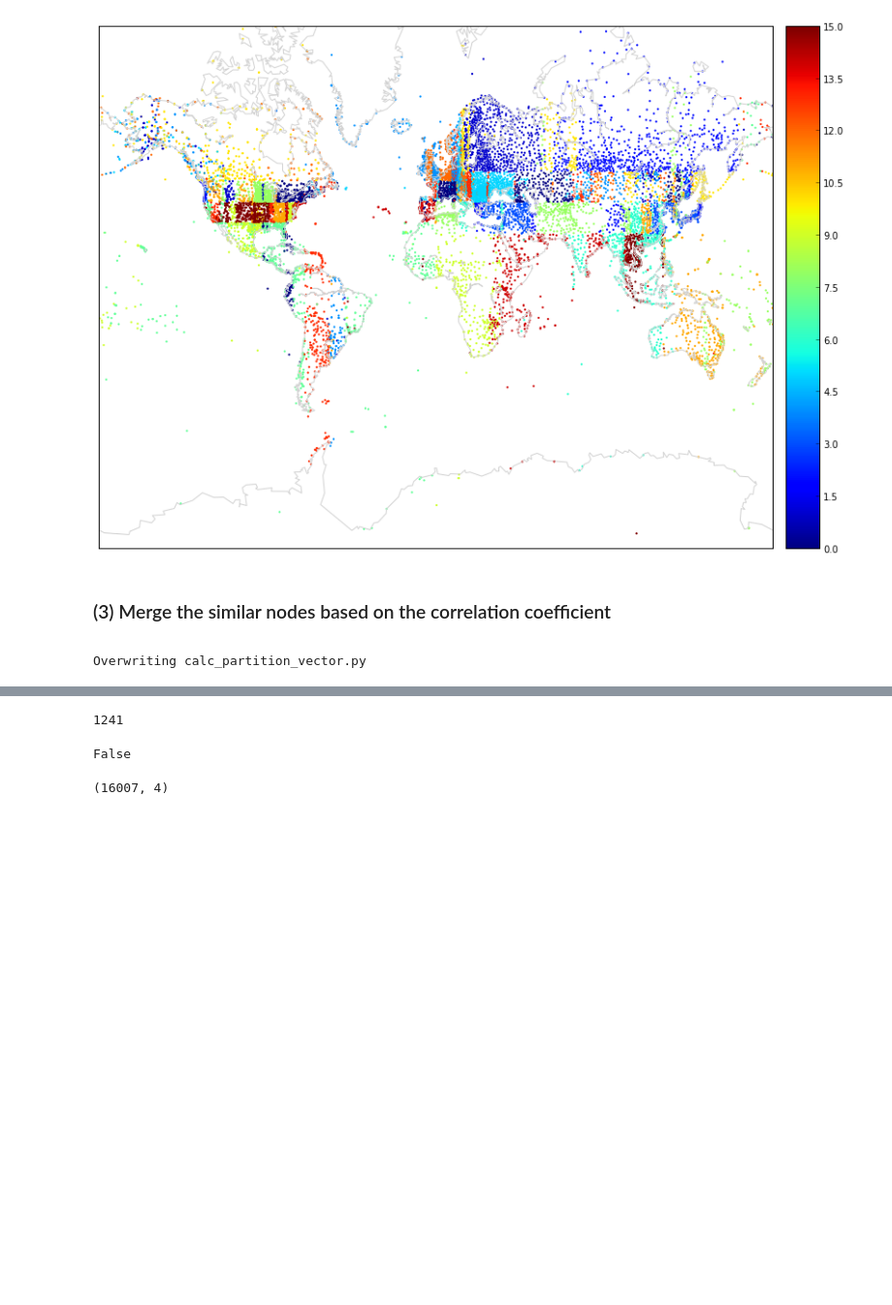
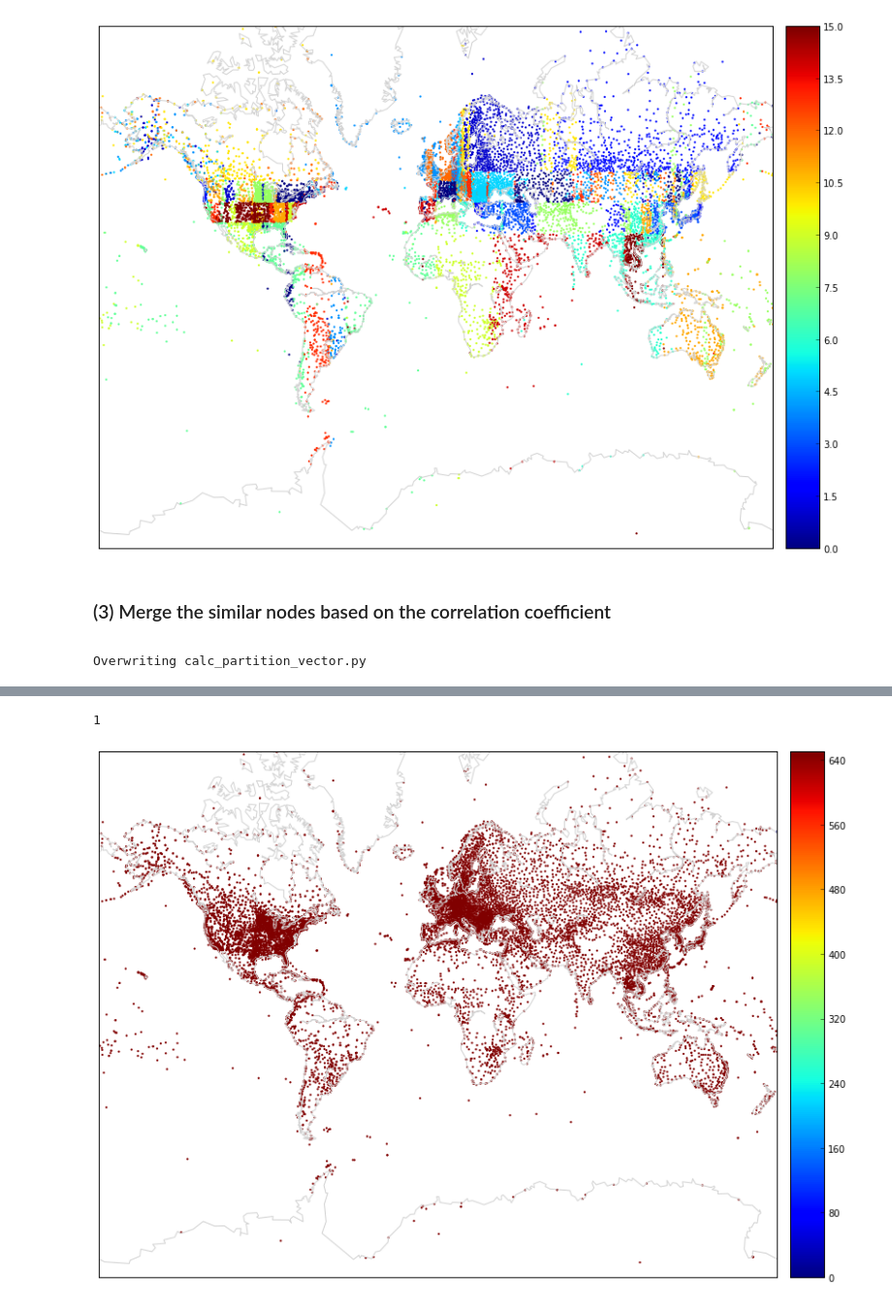
Before and after one commit to stream101/bigdata_final, a Jupyter notebook: 05_Merge.ipynb, the cells around one changed output, grey strips where cells are left out. Shown at 97% size. Saved outputs shown, nothing was run; the diff lists cells and outputs as text; code cells hidden in the pictures; blank space fills up the shorter version.

Commit message:
merge

```diff
--- a/05_Merge.ipynb
+++ b/05_Merge.ipynb
@@ -178,6 +178,11 @@ data_out=open('weight_1024','w')
 for index in range(0, shape(kd_df)[0]):
     data_out.write(str(kd_df.ix[index]['weight']) +','+ str(kd_df.ix[index]['id'])+'\n')
 data_out.close()
+
+data_out=open('station_weight_1024','w')
+for index in range(0, shape(kd_df)[0]):
+    data_out.write(str(kd_df.ix[index]['station']) +','+ str(kd_df.ix[index]['weight'])+'\n')
+data_out.close()
 # %%
 from mpl_toolkits.basemap import Basemap
 
@@ -420,13 +356,0 @@ plt.show()
-# %%
-print sum(origin_color)
-# %% [output]
-1241
-# %%
-a = [1, 2, 3]
-print (a == [2]*3)
-# %% [output]
-False
-# %%
-shape(Djoined)
-# %% [output]
-(16007, 4)
@@ -432,0 +408,43 @@ shape(Djoined)
+# %%
+def update(x, y):
+    coff_id[x]=y
+    left = 2*x-2047
+    right = 2*x-2048
+    if right >= 0:
+        coff_id[left] = y
+        coff_id[right] = y
+        update(left,y)
+        update(right,y)
+    return 1
+
+def merge_partition(coff_threshold):
+
+    for index in range(0, 1024):
+        coff_flag[index] = 1
+    for index in range(1024, 2048):
+        coff_flag[index] = 0
+        coff_info[index] = [0]*79
+
+    coff_id = range(0, 2048)
+
+    for index in range(1024, 2048):
+        child_left = index*2-2047
+        child_right = index*2-2048
+        if coff_flag[child_left]==1 and coff_flag[child_right]==1:
+            coff_value = np.corrcoef(coff_info[child_left], coff_info[child_right])
+            if coff_value[1][0] >= coff_threshold:
+                coff_flag[index] = 1
+                for index2 in range(0, 79):
+                    coff_info[index][index2] = (coff_info[child_left][index2]*weight[child_left] + coff_info[child_right][index2]*weight[child_right]) / (weight[child_left] + weight[child_right])
+                weight[index] = weight[child_left] + weight[child_right]
+                update(index, index)
+    return 2048 - sum(coff_flag)
+# %%
+print merge_partition(-1)
+new_id = kd_df['id'].tolist()
+for index in range(0, len(new_id)):
+    new_id[index] = coff_id[new_id[index]]
+color_map(kd_df['longtitude'].tolist(), kd_df['latitude'].tolist(), new_id, 2048)
+# %% [output]
+1
+[figure, added]
```
Also changed, not shown: parts of 12 cells of this notebook, 6 other files.
